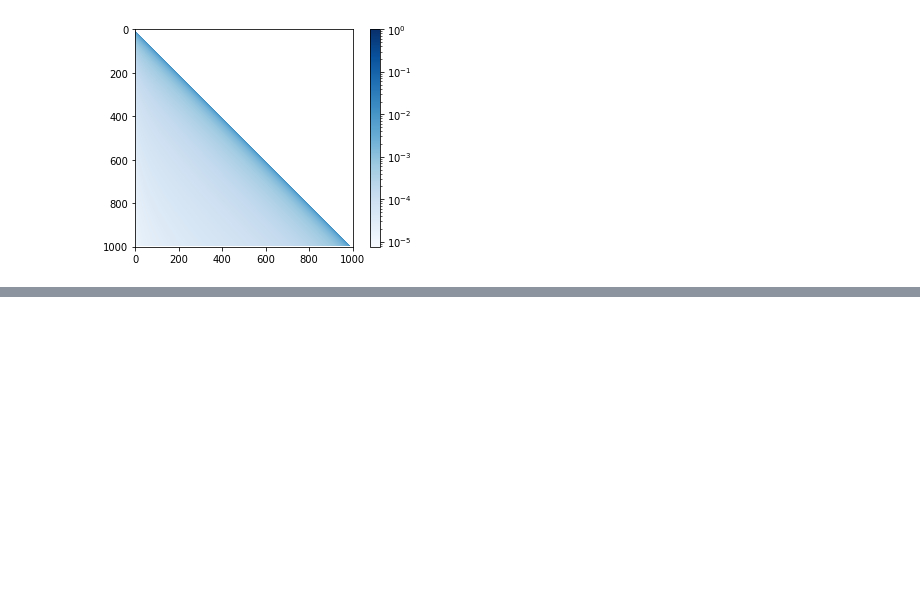
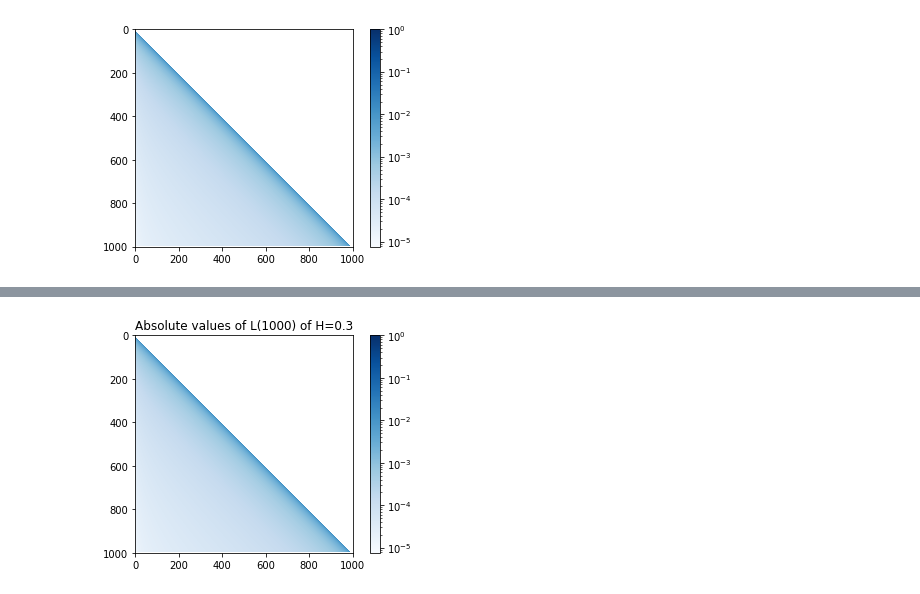
Before and after one commit to kaiboy05/fbm, a Jupyter notebook: notebooks/Cholesky_sim.ipynb, the cells around one changed output, grey strips where cells are left out. Cells and saved outputs as stored; diff of their text form; code cells hidden in the pictures; blank space fills up the shorter version.

```diff
--- a/notebooks/Cholesky_sim.ipynb
+++ b/notebooks/Cholesky_sim.ipynb
@@ -92,0 +61,17 @@ np.linalg.norm(l1500 - l500)
+# %%
+fbm_gen.generate_fBm(H=0.3, size=size)
+contribution = np.zeros((size+1, size+1))
+
+for i in range(size):
+    contribution[i][:i+1] = fbm_gen.get_Li(i)
+    contribution[i] = np.abs(contribution[i])
+contribution = np.ma.masked_where(contribution == 0, contribution)
+cmap = plt.cm.get_cmap("Blues").copy()
+cmap.set_bad(color='white')
+
+plt.imshow(contribution, cmap=cmap, norm=colors.LogNorm())
+plt.title("Absolute values of L(1000) of H=0.3")
+plt.colorbar()
+plt.show()
+# %% [output]
+[figure, added]
```
Also changed, not shown: parts of 15 cells of this notebook, 11 other files.
